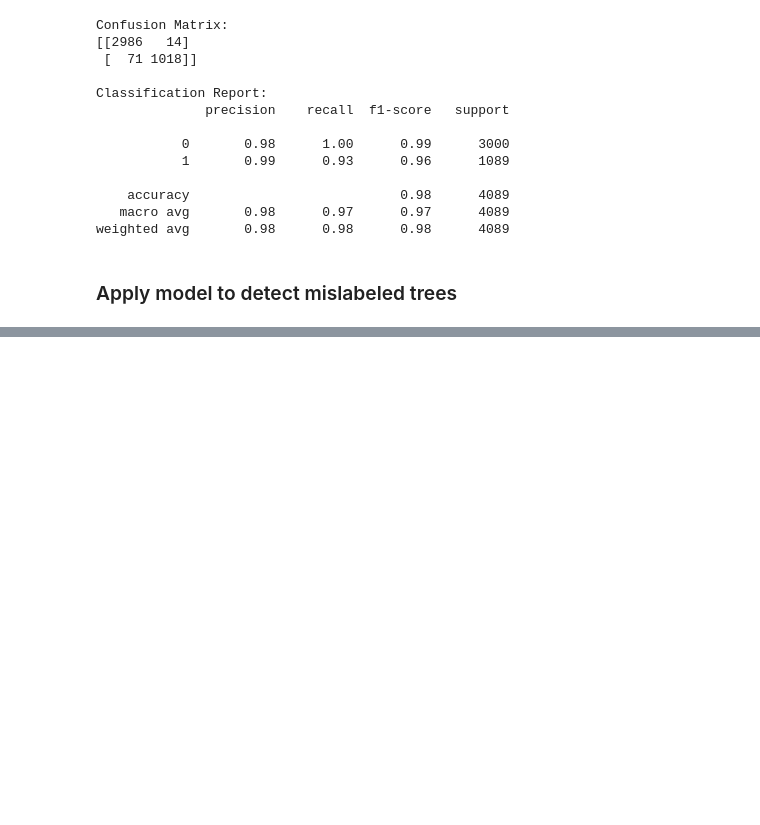
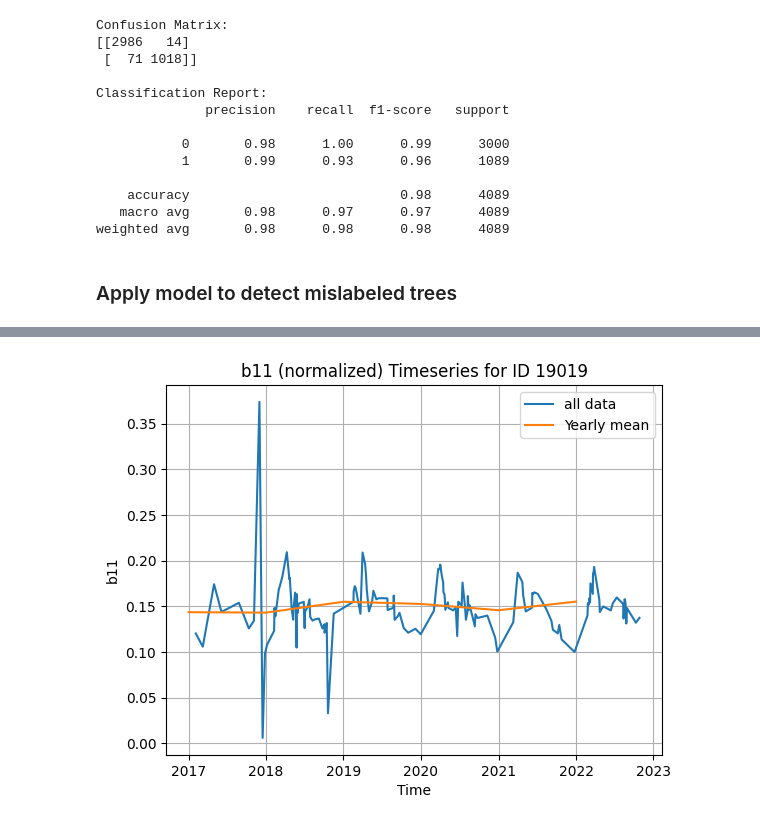
Before and after one commit to RafaelRiesle/tree_classification, a Jupyter notebook: notebooks/evelin/detect_disturbed_trees.ipynb, the cells around one changed output, grey strips where cells are left out. Cells and saved outputs as stored; diff of their text form; code cells hidden in the pictures; blank space fills up the shorter version.

```diff
--- a/notebooks/evelin/detect_disturbed_trees.ipynb
+++ b/notebooks/evelin/detect_disturbed_trees.ipynb
@@ -165,6 +190,7 @@ plt.show()
 # %%
-col = "b11_slope"
-std_slope_df[~std_slope_df["is_disturbed"]].sort_values(col, ascending=False)
+col = "b11"
+slope_or_stdv = "slope"
+stdv_slope_diff_df[~stdv_slope_diff_df["is_disturbed"]].sort_values(f"{col}_{slope_or_stdv}", ascending=False)
 # %% [output]
 |  | id | b2_stdv | b3_stdv | b4_stdv | b5_stdv | b6_stdv | b7_stdv | b8_stdv | b8a_stdv | b11_stdv | ... | ... |
 | 11875 | 11876 | 0.015522 | 0.023574 | 0.049952 | 0.041534 | 0.007538 | 0.014239 | 0.011697 | 0.007032 | 0.107883 | ... | ... |
@@ -324,0 +378,8 @@ weighted avg       0.98      0.98      0.98      4089
+# %%
+plot_timeseries_oneid(19019 , col)
+
+# Approx. the first 40 rows with pred = 1 (sorted by combi_top_features) are mislabeled by the model
+# The model tends to predict "disturbed" too often,
+# whereas the first rows with pred = 0 seem to be more accurate.
+# %% [output]
+[figure, added]
```
Also changed, not shown: parts of 21 cells of this notebook.
